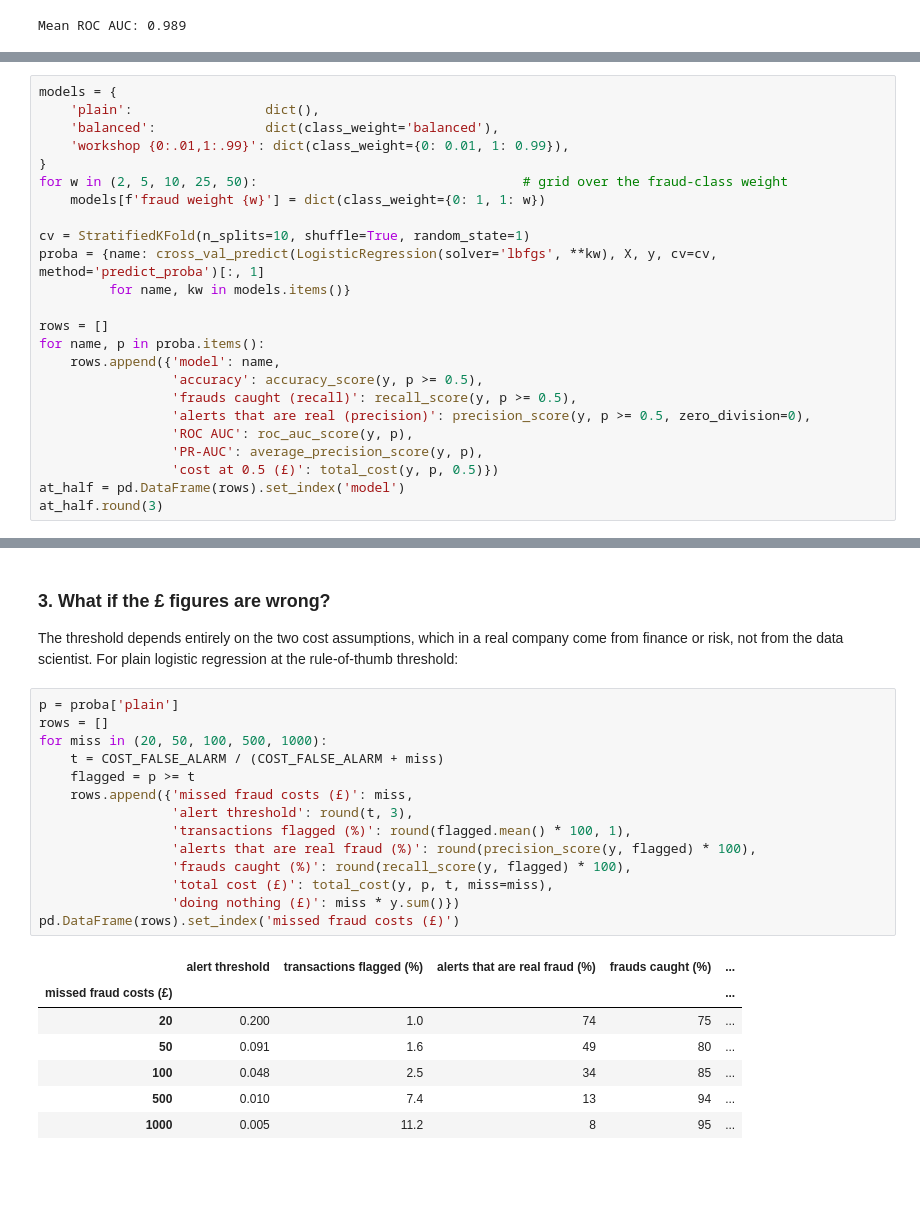
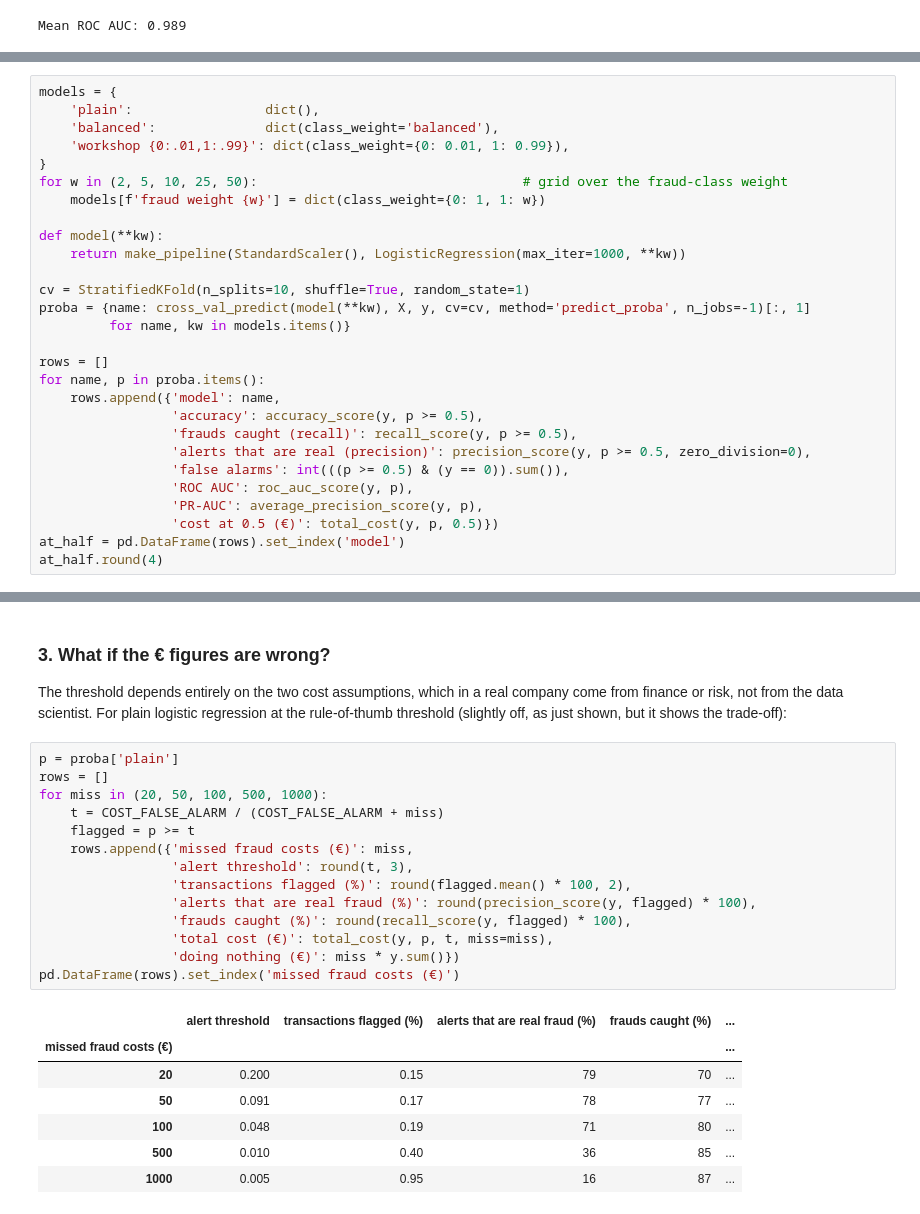
Before and after one commit to helena-byte999/ai-studio-workshops, a Jupyter notebook: 03-2-logistic-regression/03-2-logistic-regression.ipynb, the cells around one changed output, grey strips where cells are left out. Saved outputs shown, nothing was run; the diff lists cells and outputs as text; blank space fills up the shorter version.

```diff
--- a/03-2-logistic-regression/03-2-logistic-regression.ipynb
+++ b/03-2-logistic-regression/03-2-logistic-regression.ipynb
@@ -144,8 +160,11 @@ models = {
 for w in (2, 5, 10, 25, 50):                                  # grid over the fraud-class weight
     models[f'fraud weight {w}'] = dict(class_weight={0: 1, 1: w})
 
+def model(**kw):
+    return make_pipeline(StandardScaler(), LogisticRegression(max_iter=1000, **kw))
+
 cv = StratifiedKFold(n_splits=10, shuffle=True, random_state=1)
-proba = {name: cross_val_predict(LogisticRegression(solver='lbfgs', **kw), X, y, cv=cv, method='predict_proba')[:, 1]
+proba = {name: cross_val_predict(model(**kw), X, y, cv=cv, method='predict_proba', n_jobs=-1)[:, 1]
          for name, kw in models.items()}
 
 rows = []
@@ -154,9 +173,10 @@ for name, p in proba.items():
                  'accuracy': accuracy_score(y, p >= 0.5),
                  'frauds caught (recall)': recall_score(y, p >= 0.5),
                  'alerts that are real (precision)': precision_score(y, p >= 0.5, zero_division=0),
+                 'false alarms': int(((p >= 0.5) & (y == 0)).sum()),
                  'ROC AUC': roc_auc_score(y, p),
                  'PR-AUC': average_precision_score(y, p),
-                 'cost at 0.5 (£)': total_cost(y, p, 0.5)})
+                 'cost at 0.5 (€)': total_cost(y, p, 0.5)})
 at_half = pd.DataFrame(rows).set_index('model')
-at_half.round(3)
+at_half.round(4)
 # %% [output]
@@ -238,25 +282,25 @@ costs
 # %% [markdown]
-### 3. What if the £ figures are wrong?
-The threshold depends entirely on the two cost assumptions, which in a real company come from finance or risk, not from the data scientist. For plain logistic regression at the rule-of-thumb threshold:
+### 3. What if the € figures are wrong?
+The threshold depends entirely on the two cost assumptions, which in a real company come from finance or risk, not from the data scientist. For plain logistic regression at the rule-of-thumb threshold (slightly off, as just shown, but it shows the trade-off):
 # %%
 p = proba['plain']
 rows = []
 for miss in (20, 50, 100, 500, 1000):
     t = COST_FALSE_ALARM / (COST_FALSE_ALARM + miss)
     flagged = p >= t
-    rows.append({'missed fraud costs (£)': miss,
+    rows.append({'missed fraud costs (€)': miss,
                  'alert threshold': round(t, 3),
-                 'transactions flagged (%)': round(flagged.mean() * 100, 1),
+                 'transactions flagged (%)': round(flagged.mean() * 100, 2),
                  'alerts that are real fraud (%)': round(precision_score(y, flagged) * 100),
                  'frauds caught (%)': round(recall_score(y, flagged) * 100),
-                 'total cost (£)': total_cost(y, p, t, miss=miss),
-                 'doing nothing (£)': miss * y.sum()})
-pd.DataFrame(rows).set_index('missed fraud costs (£)')
+                 'total cost (€)': total_cost(y, p, t, miss=miss),
+                 'doing nothing (€)': miss * y.sum()})
+pd.DataFrame(rows).set_index('missed fraud costs (€)')
 # %% [output]
 |  | alert threshold | transactions flagged (%) | alerts that are real fraud (%) | frauds caught (%) | ... |
-| missed fraud costs (£) |  |  |  |  | ... |
-| 20 | 0.200 | 1.0 | 74 | 75 | ... |
-| 50 | 0.091 | 1.6 | 49 | 80 | ... |
-| 100 | 0.048 | 2.5 | 34 | 85 | ... |
-| 500 | 0.010 | 7.4 | 13 | 94 | ... |
-| 1000 | 0.005 | 11.2 | 8 | 95 | ... |
+| missed fraud costs (€) |  |  |  |  | ... |
+| 20 | 0.200 | 0.15 | 79 | 70 | ... |
+| 50 | 0.091 | 0.17 | 78 | 77 | ... |
+| 100 | 0.048 | 0.19 | 71 | 80 | ... |
+| 500 | 0.010 | 0.40 | 36 | 85 | ... |
+| 1000 | 0.005 | 0.95 | 16 | 87 | ... |
```
Also changed, not shown: parts of 22 cells of this notebook, 2 other files.
